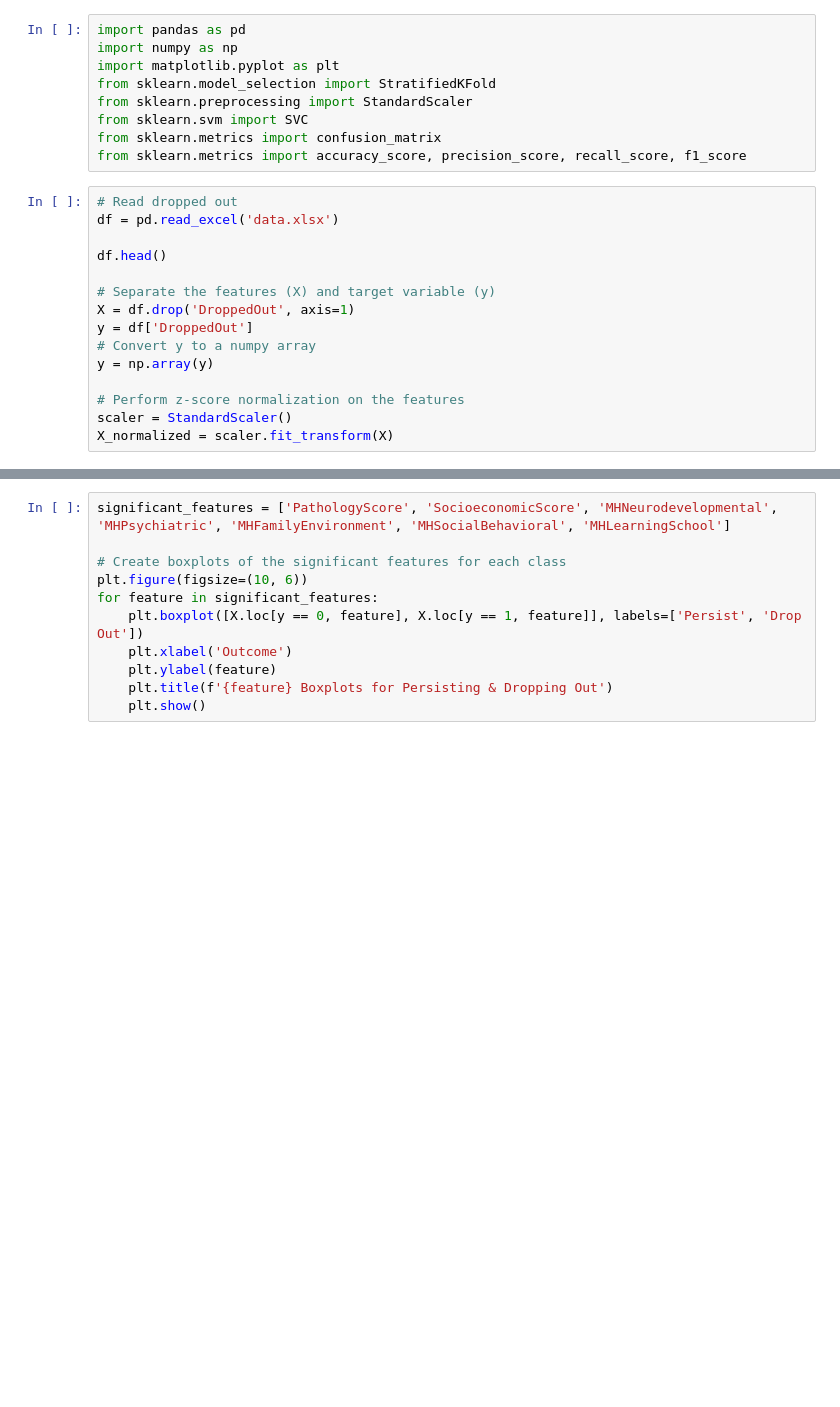
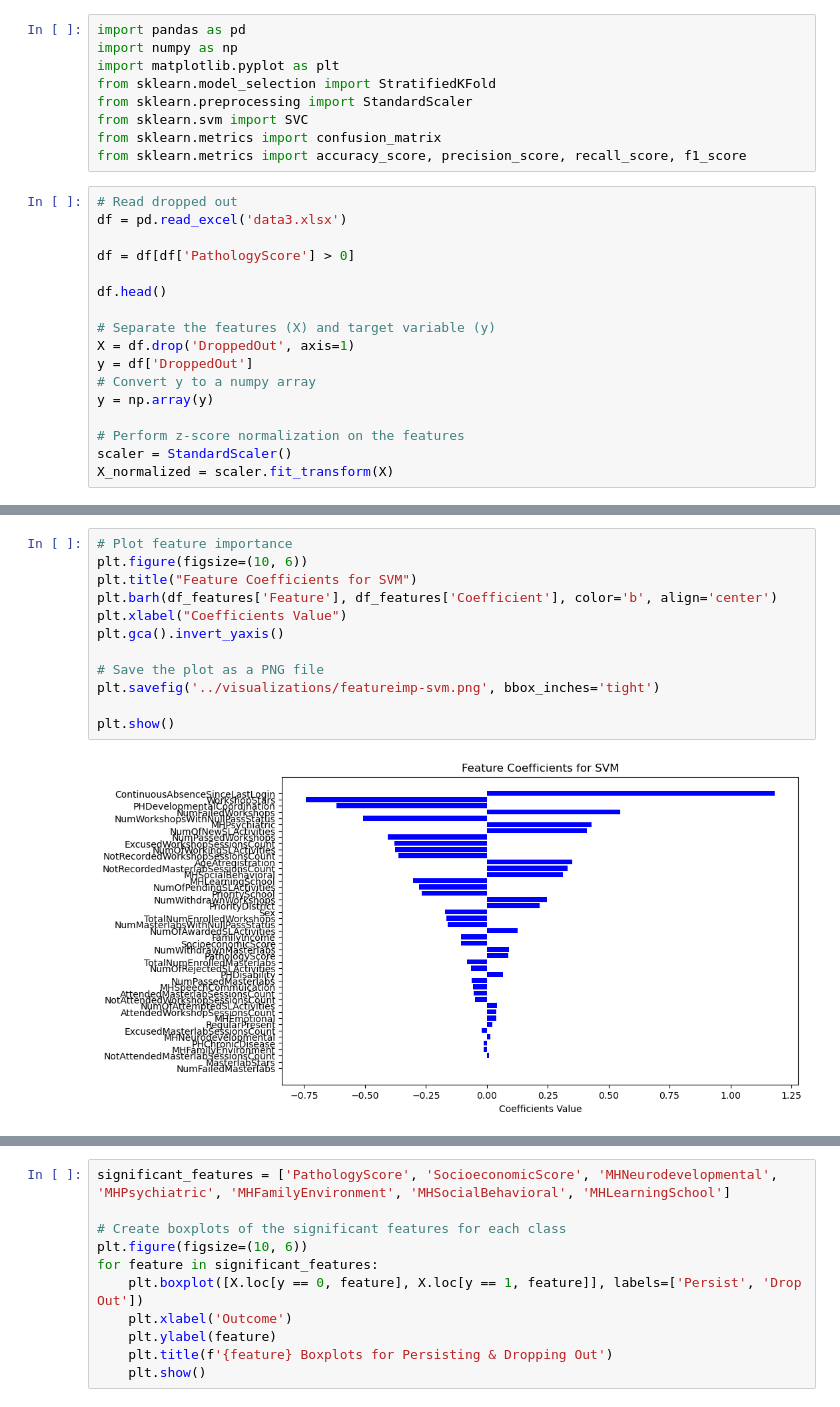
Before and after one commit to rPrinceA495/tumo-fdi-model, a Jupyter notebook: models/svm.ipynb, the cells around one changed output, grey strips where cells are left out. Drawn from its saved outputs; the diff is of its cells as text; blank space fills up the shorter version.

```diff
--- a/models/svm.ipynb
+++ b/models/svm.ipynb
@@ -9,7 +9,9 @@ from sklearn.metrics import confusion_matrix
 from sklearn.metrics import accuracy_score, precision_score, recall_score, f1_score
 # %%
 # Read dropped out
-df = pd.read_excel('data.xlsx')
+df = pd.read_excel('data3.xlsx')
+
+df = df[df['PathologyScore'] > 0]
 
 df.head()
 
@@ -126 +128,15 @@ Index(['AttendedSessionsCount', 'ContinuousAbsenceSinceLastLogin',
       dtype='object')
+# %%
+# Plot feature importance
+plt.figure(figsize=(10, 6))
+plt.title("Feature Coefficients for SVM")
+plt.barh(df_features['Feature'], df_features['Coefficient'], color='b', align='center')
+plt.xlabel("Coefficients Value")
+plt.gca().invert_yaxis()
+
+# Save the plot as a PNG file
+plt.savefig('../visualizations/featureimp-svm.png', bbox_inches='tight')
+
+plt.show()
+# %% [output]
+[figure, added]
```
Also changed, not shown: parts of 5 cells of this notebook, 46 other files.
